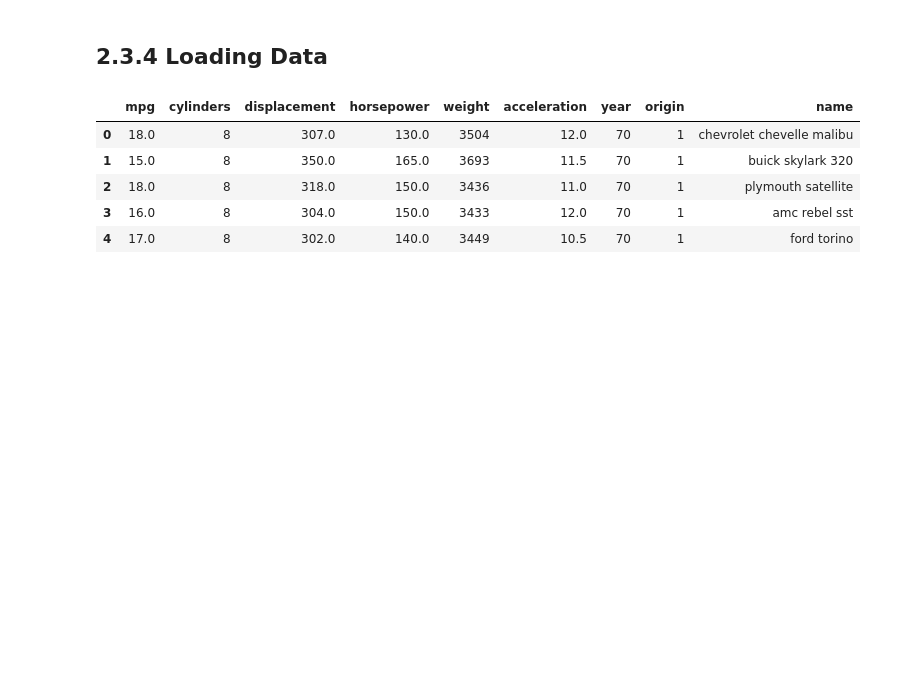
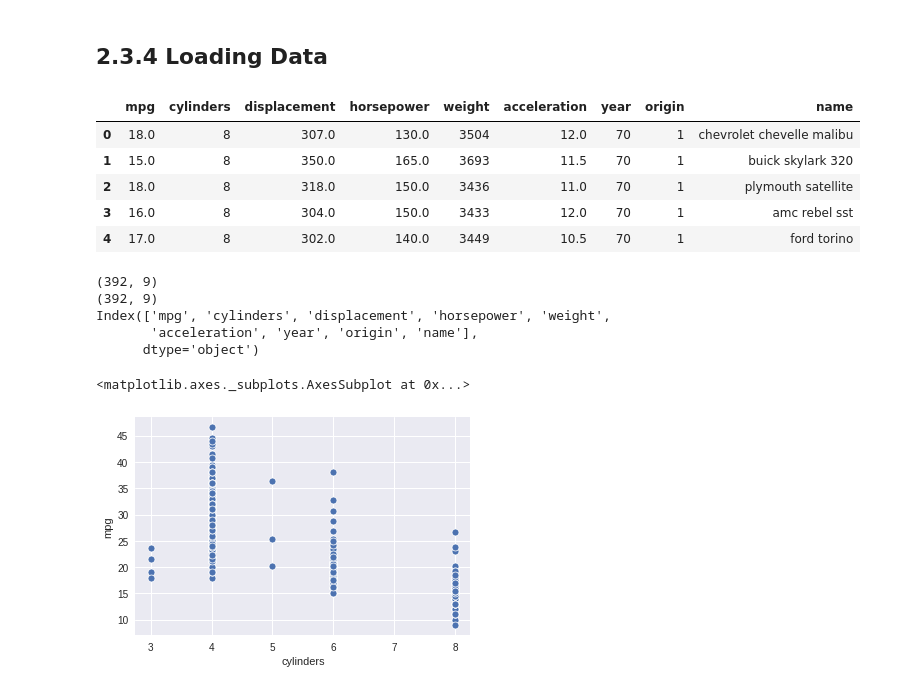
Before and after one commit to mjalalimanesh/Statistical-Learning-ISLR-Python, a Jupyter notebook: lab2.ipynb, the cells around one changed output. Saved outputs shown, nothing was run; the diff lists cells and outputs as text; code cells hidden in the pictures; blank space fills up the shorter version.

```diff
--- a/lab2.ipynb
+++ b/lab2.ipynb
@@ -202,3 +200,6 @@ Auto = pd.read_csv("datasets/Auto.csv", na_values=['?'])
+# %%
+path_on_github = "https://raw.githubusercontent.com/mjalalimanesh/Statistical-Learning-ISLR-python/master/datasets/Auto.csv"
+Auto = pd.read_csv(path_on_github, na_values=['?'])
 # %%
 Auto.head()
 # %% [output]
@@ -208,3 +209,22 @@ Auto.head()
 | 2 | 18.0 | 8 | 318.0 | 150.0 | 3436 | 11.0 | 70 | 1 | plymouth satellite |
 | 3 | 16.0 | 8 | 304.0 | 150.0 | 3433 | 12.0 | 70 | 1 | amc rebel sst |
 | 4 | 17.0 | 8 | 302.0 | 140.0 | 3449 | 10.5 | 70 | 1 | ford torino |
+# %%
+print(Auto.shape)
+Auto.dropna(inplace=True)
+print(Auto.shape)
+print(Auto.columns)
+# %% [output]
+(392, 9)
+(392, 9)
+Index(['mpg', 'cylinders', 'displacement', 'horsepower', 'weight',
+       'acceleration', 'year', 'origin', 'name'],
+      dtype='object')
+# %%
+import seaborn as sns
+
+fig, ax = plt.subplots(1, 1)
+sns.scatterplot(data=Auto, x="cylinders", y="mpg", ax=ax)
+# %% [output]
+<matplotlib.axes._subplots.AxesSubplot at 0x...>
+[figure, added]
```
Also changed, not shown: parts of 2 cells of this notebook.
